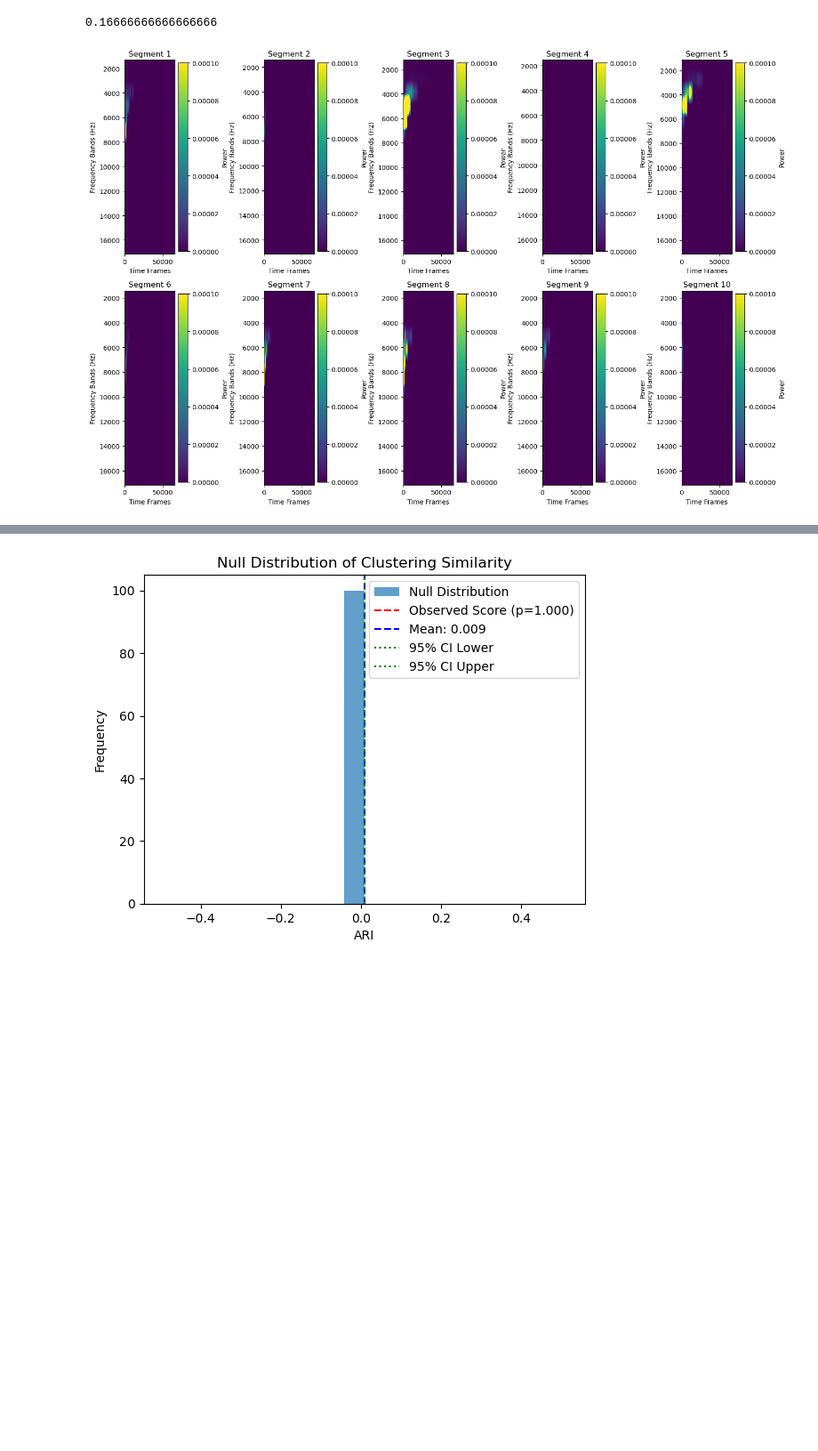
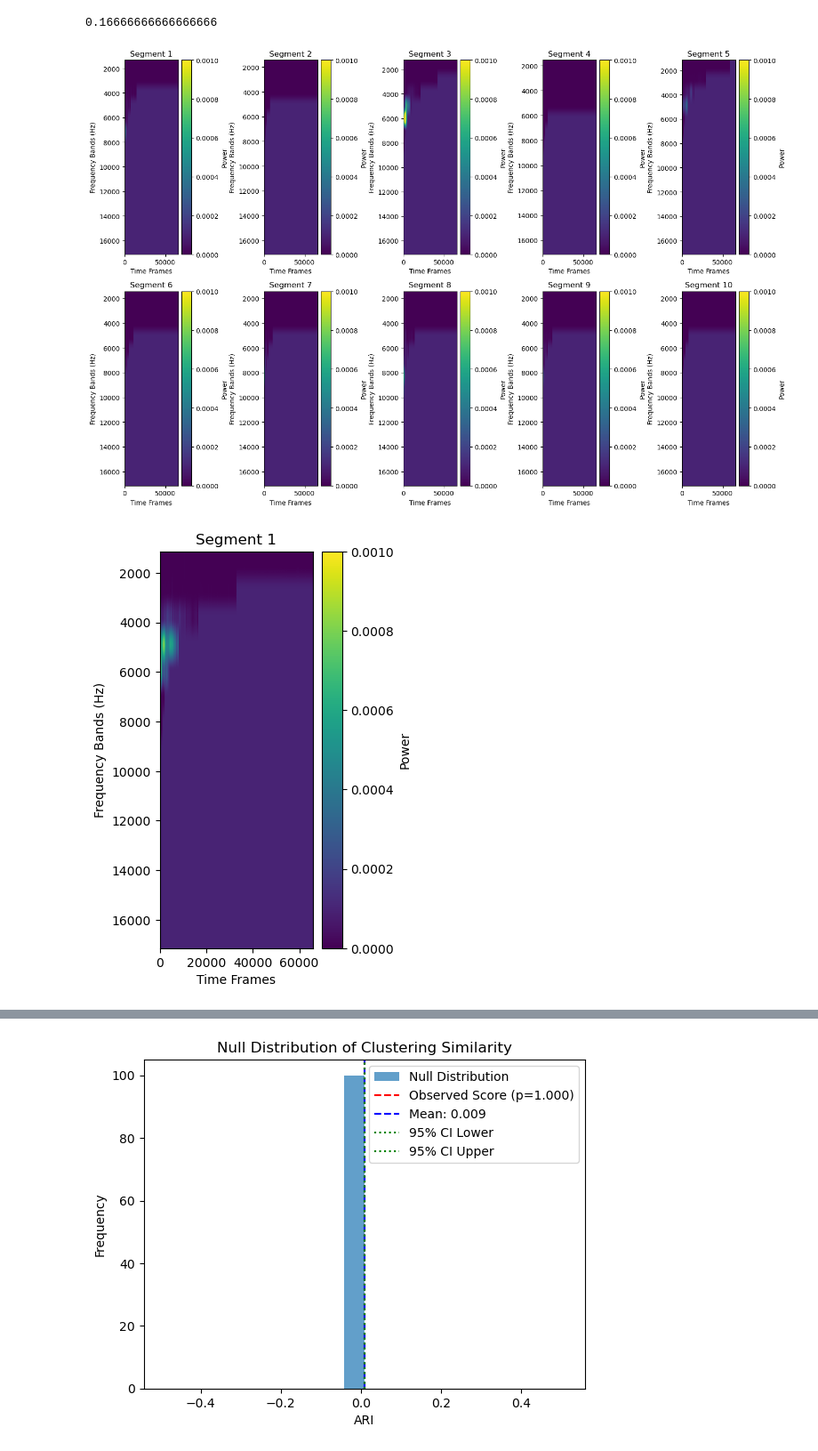
Before and after one commit to drkrs919/owlVocalization, a Jupyter notebook: scripts/separateWorkflow.ipynb, the cells around one changed output, grey strips where cells are left out. Shown at 89% size. Drawn from its saved outputs; the diff is of its cells as text; code cells hidden in the pictures; blank space fills up the shorter version.

```diff
--- a/scripts/separateWorkflow.ipynb
+++ b/scripts/separateWorkflow.ipynb
@@ -553,3 +504,0 @@ Frequency resolution is consistent: 0.36 Hz
-# %%
-with open(f'{folder_path}processed_random_segments_FFT_padding.pkl', 'wb') as file:
-    pickle.dump(processed_random_segments_fft_padding, file)
@@ -829,7 +924,7 @@ def pad_wavelet_power_levels_to_longest(processed_segments_wavelet):
 
         # Pad each power level to `max_length`
         padded_power_levels = [
-            np.pad(power, (0, max_length - len(power)), mode='constant') for power in power_levels
+            np.pad(power, (0, max_length - len(power)), mode='constant', constant_values=0.0001) for power in power_levels
         ]
 
         # Pad the segment with additional zero arrays to match `max_levels`
@@ -882,9 +977,35 @@ with open(f'{folder_path}processed_random_segments_DWT.pkl', 'rb') as file:
 processed_random_segments_wavelet = interpolate_wavelet_power_levels_to_longest(processed_random_segments_wavelet)
 processed_random_segments_wavelet = pad_wavelet_power_levels_to_longest(processed_random_segments_wavelet)
 # %%
+# wavelet just somehow refuses to work
 plot_dwt_powers_raw(processed_random_segments_wavelet, num_signals=10)
 # %% [output]
-[figure, old version]
+[figure, new version]
+# %%
+def find_longest_wavelet_segment(processed_segments_wavelet):
+    # Initialize variables to track the longest segment and its length
+    longest_segment = None
+    max_length = 0
+
+    # Iterate through all segments
+    for segment in processed_segments_wavelet:
+        # Find the maximum length of wavelet power levels in this segment
+        segment_max_length = max(len(power) for power in segment['wavelet_power_levels'])
+
+        # Update if this segment has the longest power level so far
+        if segment_max_length > max_length:
+            max_length = segment_max_length
+            longest_segment = segment
+
+    return longest_segment, max_length
+
+longest_segment, max_length = find_longest_wavelet_segment(processed_random_segments_wavelet)
+
+lsl = [longest_segment]
+
+plot_dwt_powers_raw(lsl, num_signals=1)
+# %% [output]
+[figure, added]
 # %%
 num_iterations = 100
 n_clusters = 7
```
Also changed, not shown: parts of 24 cells of this notebook, 1 other file.
